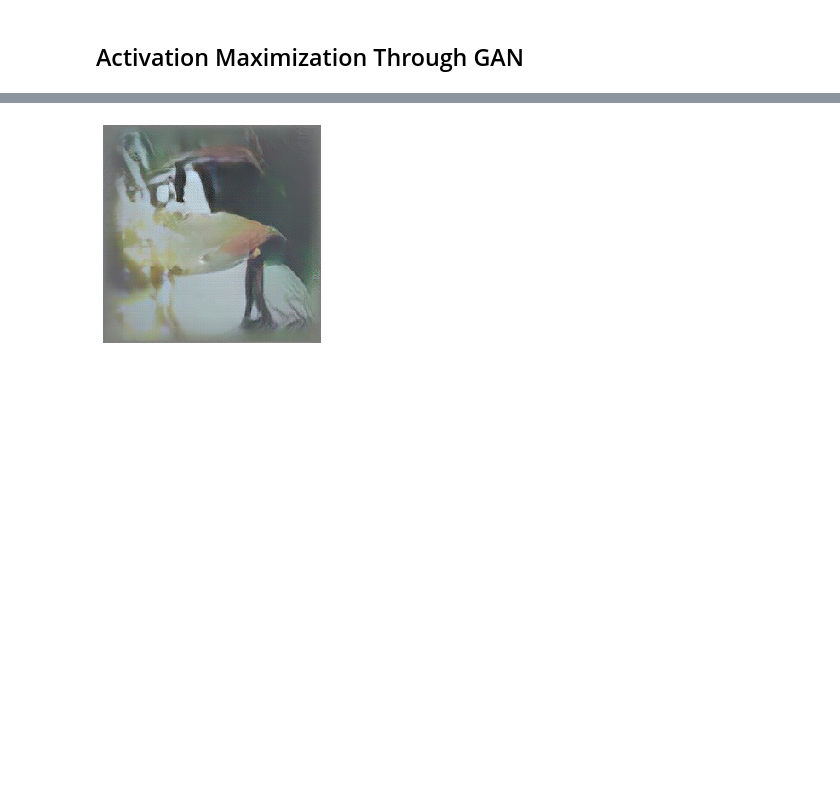
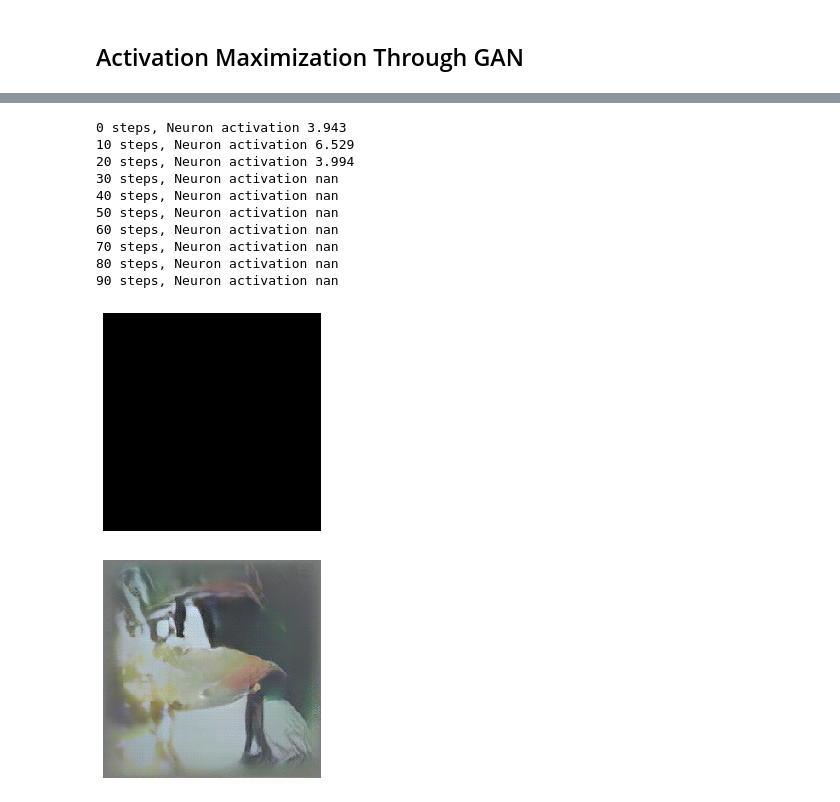
Before and after one commit to Animadversio/Activation-Maximization-for-Visual-System, a Jupyter notebook: Feature_Visualization_Demo.ipynb, the cells around one changed output, grey strips where cells are left out. Saved outputs shown, nothing was run; the diff lists cells and outputs as text; code cells hidden in the pictures; blank space fills up the shorter version.

```diff
--- a/Feature_Visualization_Demo.ipynb
+++ b/Feature_Visualization_Demo.ipynb
@@ -642,3 +648,42 @@ Clipping input data to the valid range for imshow with RGB data ([0..1] for floa
+# %%
+feat = 0.01 * np.random.rand(1, 4096)
+feat = torch.from_numpy(np.float32(feat))
+feat = Variable(feat, requires_grad = True)
+offset = 16
+LBFGS_optimizer = torch.optim.LBFGS([feat], lr=5e-2, max_iter=20) # Seems Adam is not so good, Adagrad ... is not so
+
+for step in range(100):
+    def closure():
+        LBFGS_optimizer.zero_grad()
+        blobs = Generator(feat) # forward the feature vector through the GAN
+        out_img = blobs['deconv0'] # get raw output image from GAN
+        center_img = out_img[:, :, offset:-offset, offset:-offset]
+        blobs_CNN = net(center_img)
+        fc8_neuron1 = - blobs_CNN['fc8'][0,1]
+        fc8_neuron1.backward()
+        return fc8_neuron1
+    LBFGS_optimizer.step(closure)
+    if step%10==0:
+        print("%d steps, Neuron activation %.3f"%(step, - closure().data.item() ))
+
+blobs = Generator(feat) # forward the feature vector through the GAN
+out_img = blobs['deconv0']
+deproc_img = detfmr.deprocess('data', out_img.data.numpy())
+plt.imshow(np.clip(deproc_img, 0, 1))# .view([224,224,3])
+plt.axis('off')
+plt.show()
+# %% [output]
+0 steps, Neuron activation 3.943
+10 steps, Neuron activation 6.529
+20 steps, Neuron activation 3.994
+30 steps, Neuron activation nan
+40 steps, Neuron activation nan
+50 steps, Neuron activation nan
+60 steps, Neuron activation nan
+70 steps, Neuron activation nan
+80 steps, Neuron activation nan
+90 steps, Neuron activation nan
+[figure, added]
 # %%
 plt.imshow((deproc_img - deproc_img.min())/(deproc_img.max()-deproc_img.min()))# .view([224,224,3])
 plt.axis('off')
```
Also changed, not shown: parts of 17 cells of this notebook, 1 other file.
